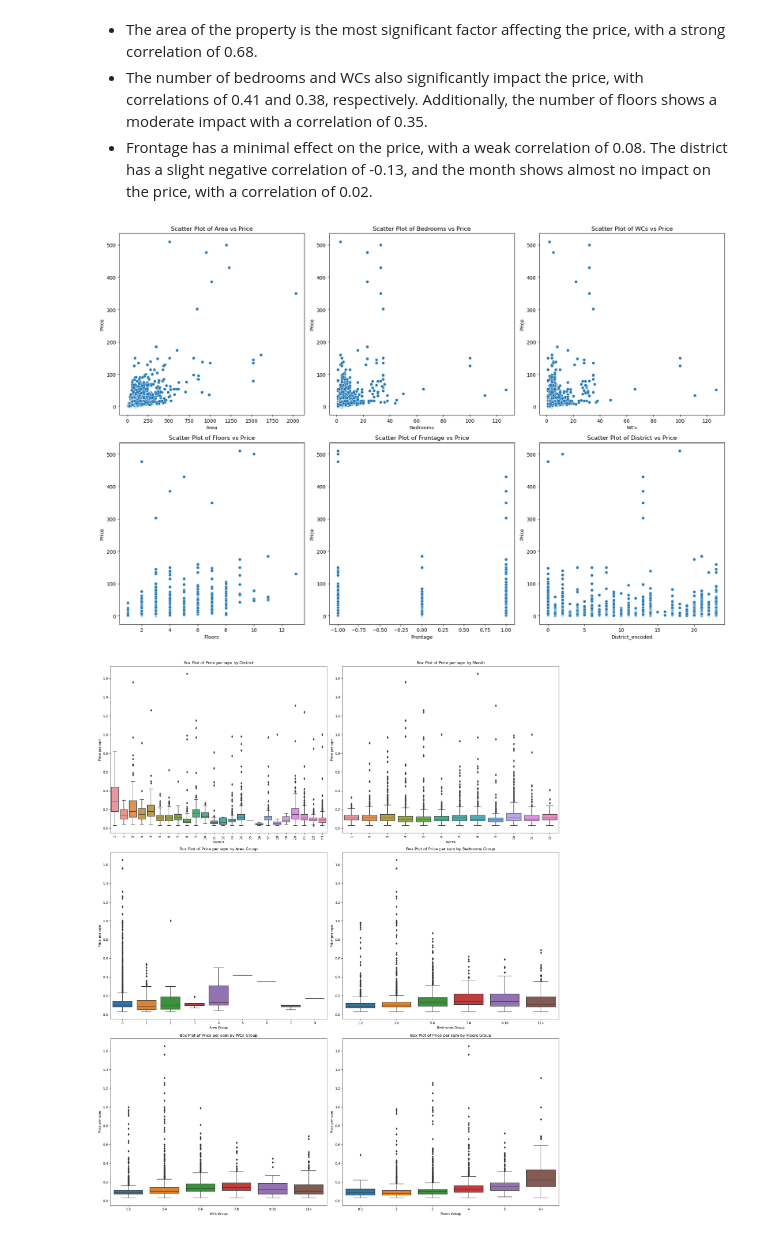
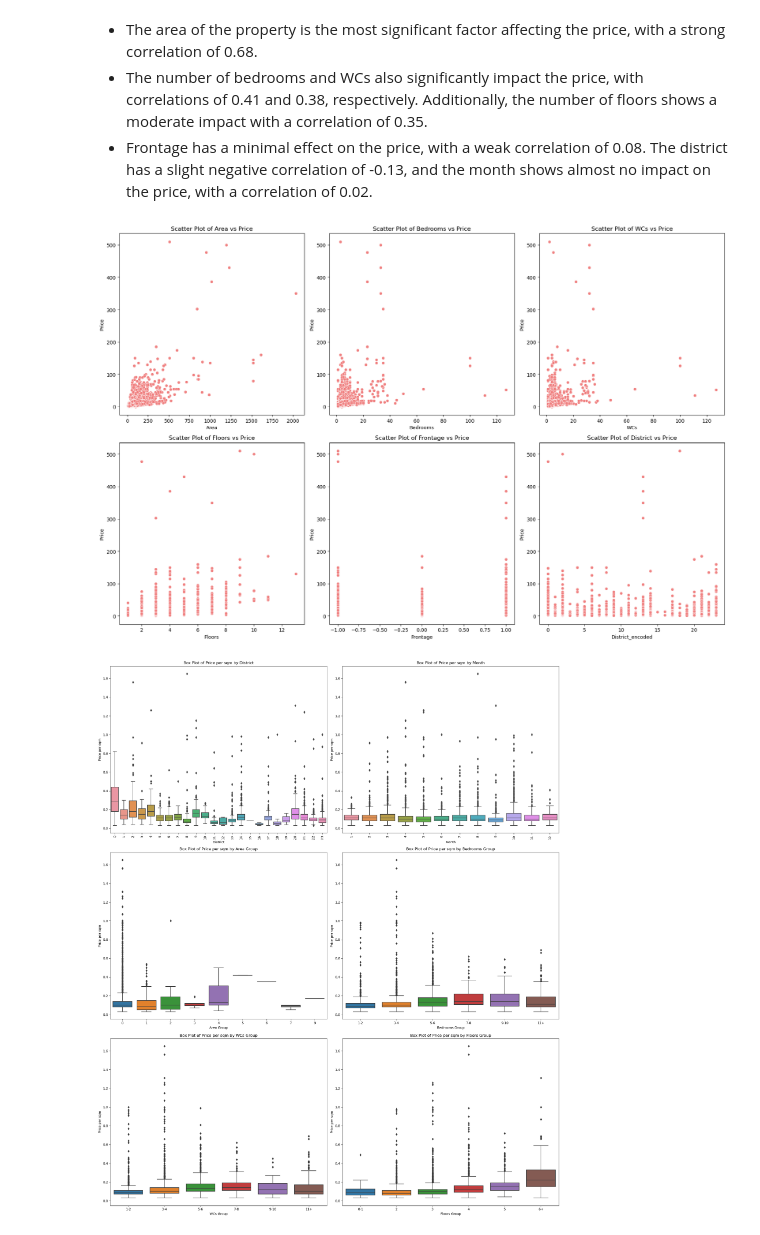
Before and after one commit to vtphatt2/House-Price-Prediction, a Jupyter notebook: DataPreprocessing/data_preprocessing.ipynb, the cells around one changed output. Cells and saved outputs as stored; diff of their text form; code cells hidden in the pictures.

```diff
--- a/DataPreprocessing/data_preprocessing.ipynb
+++ b/DataPreprocessing/data_preprocessing.ipynb
@@ -922,36 +936,36 @@ Month                 -0.004674          0.042073  1.000000
 # %%
 # Tạo một figure với sáu subplots trong hai hàng và ba cột
 fig, axes = plt.subplots(2, 3, figsize = (18, 12))
 
 # Scatter plot giữa Area và Price
-sns.scatterplot(x = 'Area', y = 'Price', data = df, ax = axes[0, 0])
+sns.scatterplot(x = 'Area', y = 'Price', data = df, ax = axes[0, 0], color = 'lightcoral')
 axes[0, 0].set_title('Scatter Plot of Area vs Price')
 
 # Scatter plot giữa Bedrooms và Price
-sns.scatterplot(x = 'Bedrooms', y = 'Price', data = df, ax = axes[0, 1])
+sns.scatterplot(x = 'Bedrooms', y = 'Price', data = df, ax = axes[0, 1], color = 'lightcoral')
 axes[0, 1].set_title('Scatter Plot of Bedrooms vs Price')
 
 # Scatter plot giữa WCs và Price
-sns.scatterplot(x = 'WCs', y = 'Price', data = df, ax = axes[0, 2])
+sns.scatterplot(x = 'WCs', y = 'Price', data = df, ax = axes[0, 2], color = 'lightcoral')
 axes[0, 2].set_title('Scatter Plot of WCs vs Price')
 
 # Scatter plot giữa Floors và Price
-sns.scatterplot(x = 'Floors', y = 'Price', data = df, ax = axes[1, 0])
+sns.scatterplot(x = 'Floors', y = 'Price', data = df, ax = axes[1, 0], color = 'lightcoral')
 axes[1, 0].set_title('Scatter Plot of Floors vs Price')
 
 # Scatter plot giữa Frontage và Price
-sns.scatterplot(x = 'Frontage', y = 'Price', data = df, ax = axes[1, 1])
+sns.scatterplot(x = 'Frontage', y = 'Price', data = df, ax = axes[1, 1], color = 'lightcoral')
 axes[1, 1].set_title('Scatter Plot of Frontage vs Price')
 
 # Scatter plot giữa District_encoded và Price
-sns.scatterplot(x = 'District_encoded', y = 'Price', data = df, ax = axes[1, 2])
+sns.scatterplot(x = 'District_encoded', y = 'Price', data = df, ax = axes[1, 2], color = 'lightcoral')
 axes[1, 2].set_title('Scatter Plot of District vs Price')
 
 # Điều chỉnh layout
 plt.tight_layout()
 plt.show()
 # %% [output]
-[figure, old version]
+[figure, new version]
 # %%
 import matplotlib.pyplot as plt
 import seaborn as sns
```
Also changed, not shown: parts of 2 cells of this notebook.
